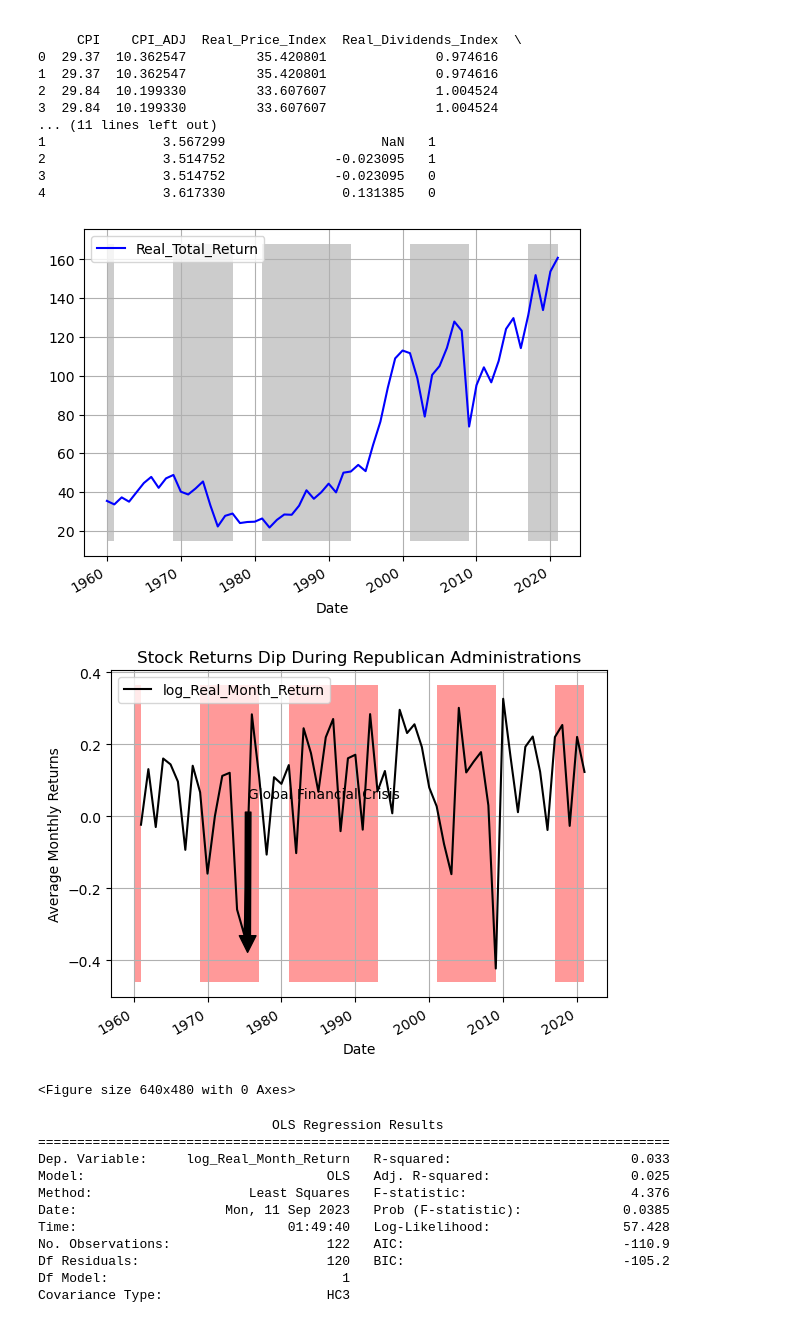
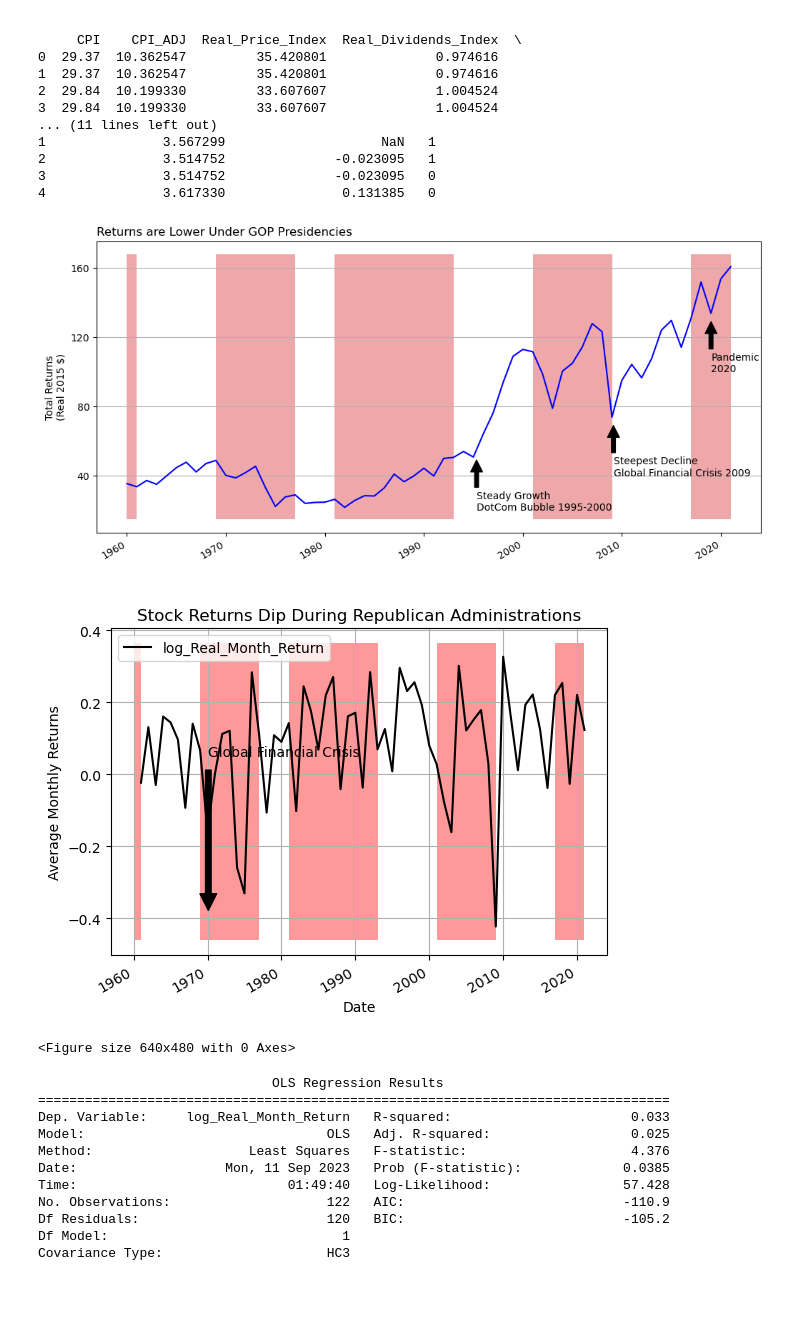
Before and after one commit to avnikadubey/as.180.369, a Jupyter notebook: contrib/avnikadubey/class-05- ZahnMVStockReturns.ipynb, the cells around one changed output. Cells and saved outputs as stored; diff of their text form; code cells hidden in the pictures; blank space fills up the shorter version.

Commit message:
Round 2 Edits: In this submission I reformed Graph 1 after making changes due to confusion with the merge status of my Notebook. I reformatted the graph so that its display size was appealing I also added more callouts to reference key points in the data. I spaced the X axis so that the integers would be more comprehensive and consistent

```diff
--- a/contrib/avnikadubey/class-05- ZahnMVStockReturns.ipynb
+++ b/contrib/avnikadubey/class-05- ZahnMVStockReturns.ipynb
@@ -145,25 +145,34 @@ print(df.head(5))
 # %%
 # Plot real total returns. Shade GOP presidential terms
 # convenience function
 def plot_series(ax, df, index='Date', cols=['Real_Total_Return'], area='GOP'):
     # convert area variable to boolean
     df[area] = df[area].astype(int).astype(bool)
     # set up an index based on date
     df = df.set_index(keys=index, drop=False)
     # line plot
-    df.plot(ax=ax, x=index, y=cols, color='blue')
+    df.plot(ax=ax, x=index, y=cols, color='blue', legend=False)
     # extract limits
     y1, y2 = ax.get_ylim()
-    ax.fill_between(df[index].index, y1=y1, y2=y2, where=df[area], facecolor='grey', alpha=0.4)
+    ax.fill_between(df[index].index, y1=y1, y2=y2, where=df[area], facecolor='tab:red', alpha=0.4)
+    plt.annotate('Steepest Decline\nGlobal Financial Crisis 2009', xy=(14300,70), xytext=(14300,40), arrowprops=dict(facecolor='black',shrink=0.05))
+    plt.annotate('Pandemic\n2020', xy=(17900,130), xytext=(17900,100), arrowprops=dict(facecolor='black',shrink=0.05))
+    plt.annotate('Steady Growth\nDotCom Bubble 1995-2000', xy=(9250,50), xytext=(9250,20), arrowprops=dict(facecolor='black',shrink=0.05))
     return ax
 
 # set up figure, axis
-f, ax = plt.subplots()
+f, ax = plt.subplots(figsize=(12,6))
 plot_series(ax, df)
-ax.grid(True)
+ax.set_title('Returns are Lower Under GOP Presidencies ', loc='left')
+
+# changes to the axis
+ax.grid(axis='y')
+ax.set_xlabel(' ')
+ax.set_ylabel('Total Returns\n(Real 2015 $)')
+ax.set_yticks([40,80,120,160])
 plt.show()
 # %% [output]
-[figure, old version]
+[figure, new version]
 # %%
 # Plot log total returns over time. Shade GOP presidential terms
 # convenience function
@@ -179,7 +188,7 @@ def plot_series(ax, df, index='Date', cols=['log_Real_Month_Return'], area='GOP'
     ax.fill_between(df[index].index, y1=y1, y2=y2, where=df[area], facecolor='red', alpha=0.4)
     plt.title('Stock Returns Dip During Republican Administrations')
     plt.ylabel('Average Monthly Returns')
-    plt.annotate('Global Financial Crisis', xy=(1980,-0.4), xytext=(2010,0.05), arrowprops=dict(facecolor='black',shrink=0.05))
+    plt.annotate('Global Financial Crisis', xy=(40,-0.4), xytext=(40,0.05), arrowprops=dict(facecolor='black',shrink=0.05))
 
     return ax
 
@@ -190,7 +199,7 @@ fig=plt.figure()
 ax.grid(True)
 plt.show()
 # %% [output]
-[figure, old version]
+[figure, new version]
 <Figure size 640x480 with 0 Axes>
 # %%
 # Run OLS regression of Monthly earnings onto GOP president flag
```
